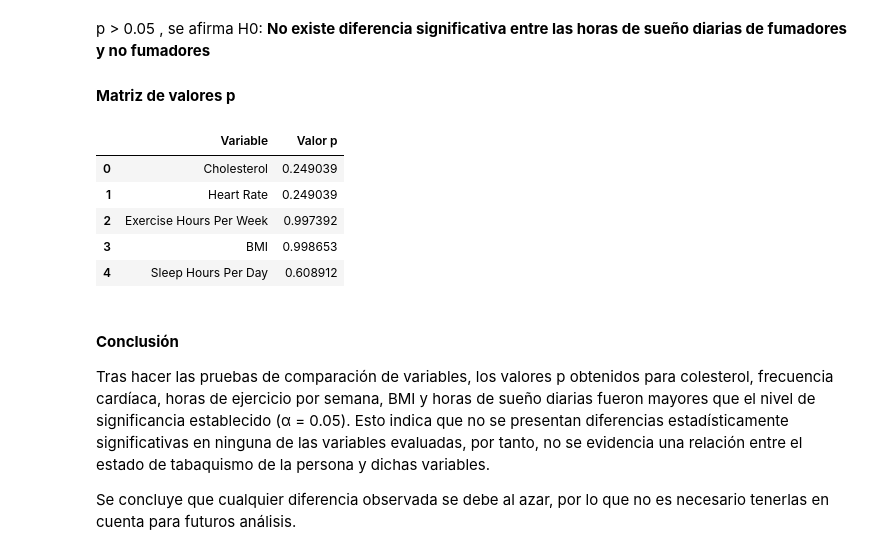
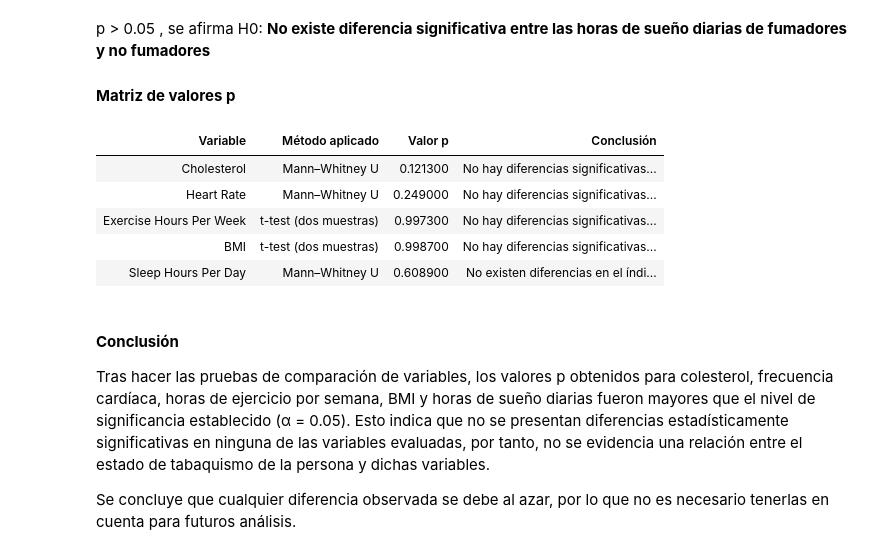
Before and after one commit to danieladonado/Estad-stica_proyecto, a Jupyter notebook: proyecto_1.ipynb, the cells around one changed output. Drawn from its saved outputs; the diff is of its cells as text; code cells hidden in the pictures.

```diff
--- a/proyecto_1.ipynb
+++ b/proyecto_1.ipynb
@@ -1125,17 +1153,43 @@ p > 0.05 , se afirma H0: **No existe diferencia significativa entre las horas de
 
 #### **Matriz de valores p**
 # %%
-columnas = ['Cholesterol', 'Heart Rate', 'Exercise Hours Per Week', 'BMI', 'Sleep Hours Per Day']
-p_smoking = [resCol, resHR,resEj,resBMI,resSH]
-df_smoking = pd.DataFrame({ 'Variable': columnas, 'Valor p': p_smoking})
-df_smoking
+
+data = {
+    'Variable': ['Cholesterol', 'Heart Rate', 'Exercise Hours Per Week', 'BMI', 'Sleep Hours Per Day'],
+    'Método aplicado': ['Mann–Whitney U', 'Mann–Whitney U', 't-test (dos muestras)',
+                        't-test (dos muestras)', 'Mann–Whitney U'],
+    'Valor p': [0.1213, 0.2490, 0.9973, 0.9987, 0.6089],
+    'Conclusión': [
+        'No hay diferencias significativas entre grupos.',
+        'No hay diferencias significativas en las horas de sueño.',
+        'No hay diferencias significativas en la frecuencia cardíaca.',
+        'No hay diferencias significativas en horas de ejercicio.',
+        'No existen diferencias en el índice de masa corporal.'
+    ]
+}
+
+tabla = pd.DataFrame(data)
+e= (
+    tabla.style
+    .set_table_styles([
+        {'selector': 'th.col0', 'props': [('background-color', 'skyblue'), ('color', 'black')]},
+        {'selector': 'th.col1', 'props': [('background-color', 'salmon'), ('color', 'black')]},
+        {'selector': 'th.col2', 'props': [('background-color', 'skyblue'), ('color', 'black')]},
+        {'selector': 'th.col3', 'props': [('background-color', 'salmon'), ('color', 'black')]},
+        {'selector': 'th', 'props': [('text-align', 'center'), ('font-weight', 'bold'), ('border', '1px solid #ccc')]},
+        {'selector': 'td', 'props': [('text-align', 'center'), ('border', '1px solid #ccc'), ('font-size', '13px')]}
+    ])
+    .hide(axis="index")
+)
+
+e
 # %% [output]
-|  | Variable | Valor p |
-| 0 | Cholesterol | 0.249039 |
-| 1 | Heart Rate | 0.249039 |
-| 2 | Exercise Hours Per Week | 0.997392 |
-| 3 | BMI | 0.998653 |
-| 4 | Sleep Hours Per Day | 0.608912 |
+| Variable | Método aplicado | Valor p | Conclusión |
+| Cholesterol | Mann–Whitney U | 0.121300 | No hay diferencias significativas... |
+| Heart Rate | Mann–Whitney U | 0.249000 | No hay diferencias significativas... |
+| Exercise Hours Per Week | t-test (dos muestras) | 0.997300 | No hay diferencias significativas... |
+| BMI | t-test (dos muestras) | 0.998700 | No hay diferencias significativas... |
+| Sleep Hours Per Day | Mann–Whitney U | 0.608900 | No existen diferencias en el índi... |
 # %% [markdown]
 #### **Conclusión**
 Tras hacer las pruebas de comparación de variables, los valores p obtenidos para colesterol, frecuencia cardíaca, horas de ejercicio por semana, BMI y horas de sueño diarias fueron mayores que el nivel de significancia establecido (α = 0.05). Esto indica que no se presentan diferencias estadísticamente significativas en ninguna de las variables evaluadas, por tanto, no se evidencia una relación entre el estado de tabaquismo de la persona y dichas variables.
```
Also changed, not shown: parts of 22 cells of this notebook.
